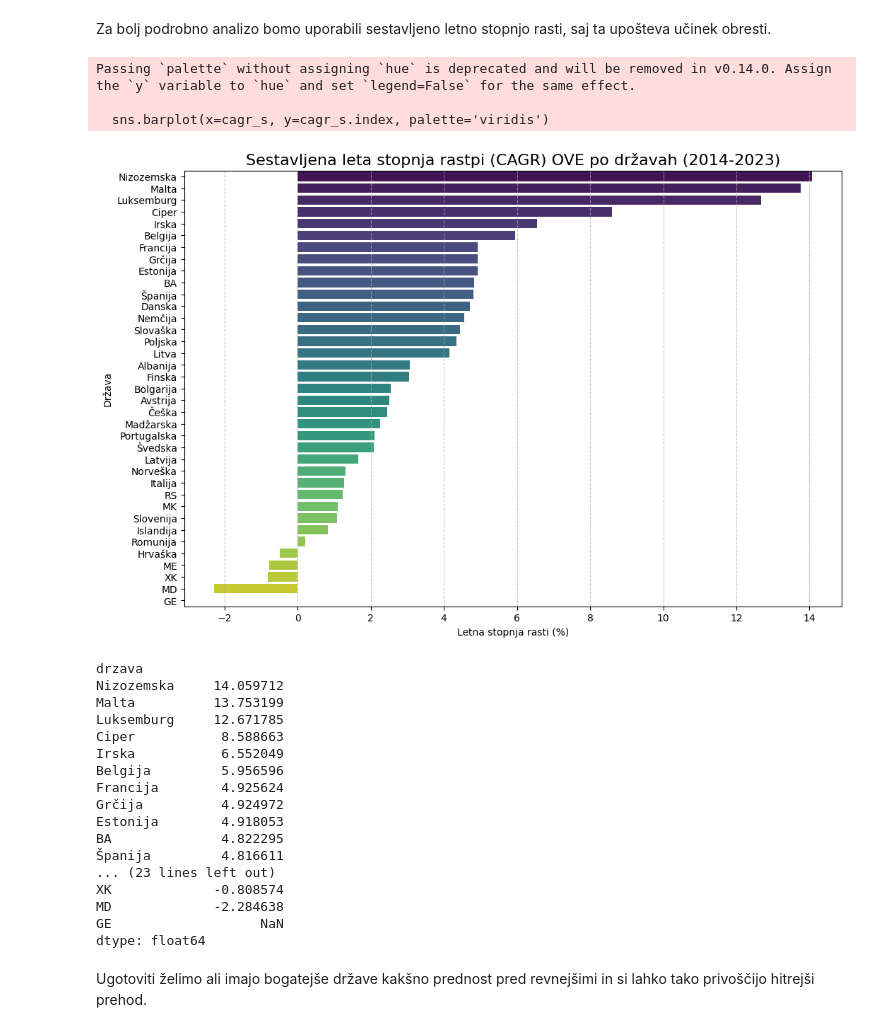
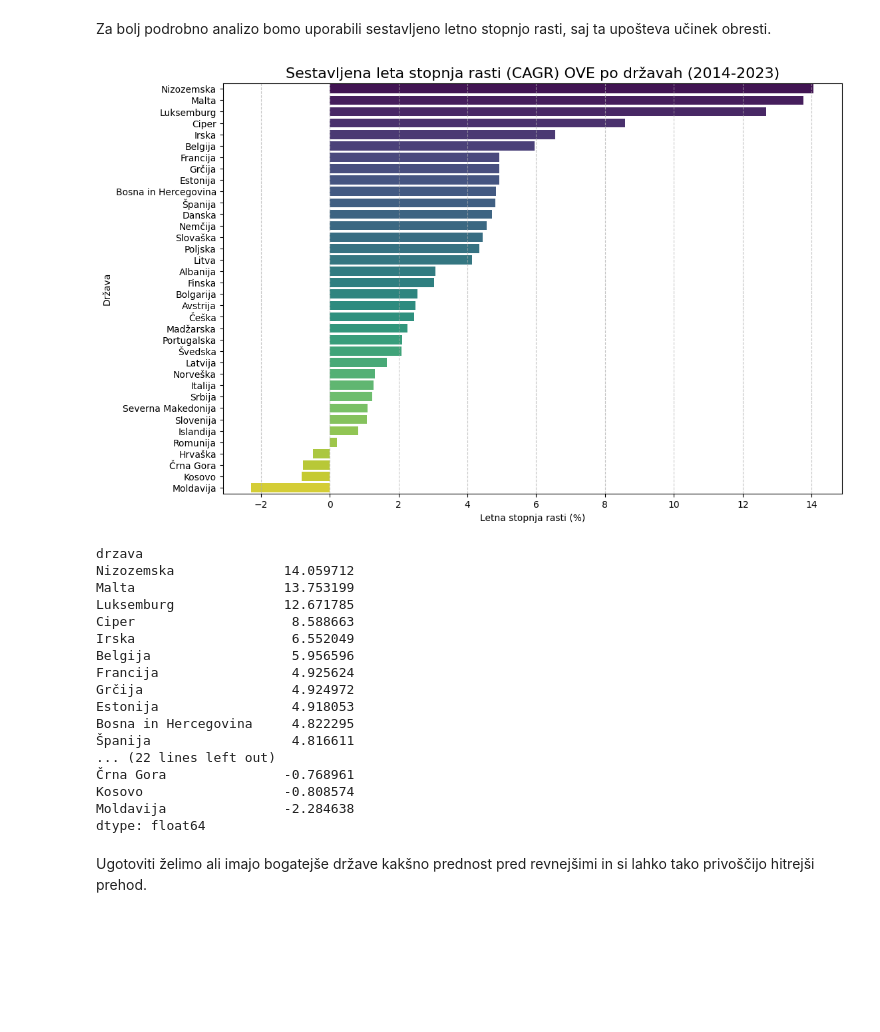
Before and after one commit to Zignov/PR---Evropska-Energetika, a Jupyter notebook: analysis.ipynb, the cells around one changed output. Cells and saved outputs as stored; diff of their text form; code cells hidden in the pictures; blank space fills up the shorter version.

```diff
--- a/analysis.ipynb
+++ b/analysis.ipynb
@@ -116,48 +115,49 @@ Za bolj podrobno analizo bomo uporabili sestavljeno letno stopnjo rasti, saj ta
 # %%
 def izracun_cagr(df_pivot):
     # cagr Izračunamo na podlagi prvega in zadnjega leta v pivot tabeli
     df_prvo = df_pivot.columns[0]
     df_zadnje = df_pivot.columns[-1]
     n_let = df_zadnje - df_prvo
 
     cagr = ((df_pivot[df_zadnje] /df_pivot[df_prvo])** (1/n_let) - 1)
     return cagr *100
 
 #CAGR za vse države
 cagr_s = izracun_cagr(pivot_df).sort_values(ascending=False)
+# Odstranimo Gruzijo, premalo podatkov
+cagr_s = cagr_s[cagr_s.index != 'Gruzija']
 
 #Vizualizacija
 plt.figure(figsize=(12, 8))
-sns.barplot(x=cagr_s, y=cagr_s.index, palette='viridis')
-plt.title("Sestavljena leta stopnja rastpi (CAGR) OVE po državah (2014-2023)", fontsize=16)
+cagr_df = cagr_s.reset_index()
+cagr_df.columns = ['drzava', 'CAGR']
+sns.barplot(data=cagr_df, x='CAGR', y='drzava', hue='drzava', dodge=False, palette='viridis', legend=False)
+plt.title("Sestavljena leta stopnja rasti (CAGR) OVE po državah (2014-2023)", fontsize=16)
 plt.xlabel("Letna stopnja rasti (%)")
 plt.ylabel("Država")
 plt.grid(axis='x', linestyle='--', alpha=0.7)
 plt.show()
 
 print(cagr_s)
 # %% [output]
+[figure, new version]
-Passing `palette` without assigning `hue` is deprecated and will be removed in v0.14.0. Assign the `y` variable to `hue` and set `legend=False` for the same effect.
-
-  sns.barplot(x=cagr_s, y=cagr_s.index, palette='viridis')
+drzava
+Nizozemska              14.059712
+Malta                   13.753199
+Luksemburg              12.671785
+Ciper                    8.588663
+Irska                    6.552049
+Belgija                  5.956596
+Francija                 4.925624
+Grčija                   4.924972
+Estonija                 4.918053
+Bosna in Hercegovina     4.822295
+Španija                  4.816611
+... (22 lines left out)
+Črna Gora               -0.768961
+Kosovo                  -0.808574
+Moldavija               -2.284638
+dtype: float64
-[figure, old version]
-drzava
-Nizozemska     14.059712
-Malta          13.753199
-Luksemburg     12.671785
-Ciper           8.588663
-Irska           6.552049
-Belgija         5.956596
-Francija        4.925624
-Grčija          4.924972
-Estonija        4.918053
-BA              4.822295
-Španija         4.816611
-... (23 lines left out)
-XK             -0.808574
-MD             -2.284638
-GE                   NaN
-dtype: float64
 # %% [markdown]
 Ugotoviti želimo ali imajo bogatejše države kakšno prednost pred revnejšimi in si lahko tako privoščijo hitrejši prehod.
 # %%
```
Also changed, not shown: parts of 4 cells of this notebook.
